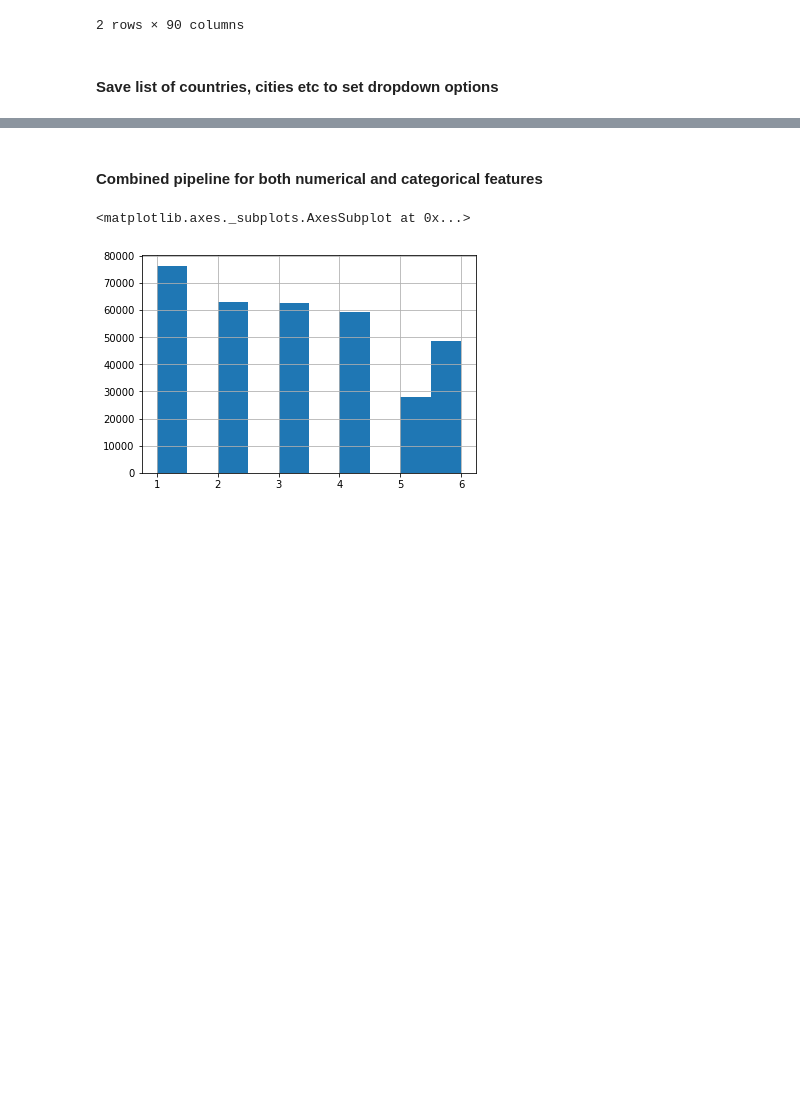
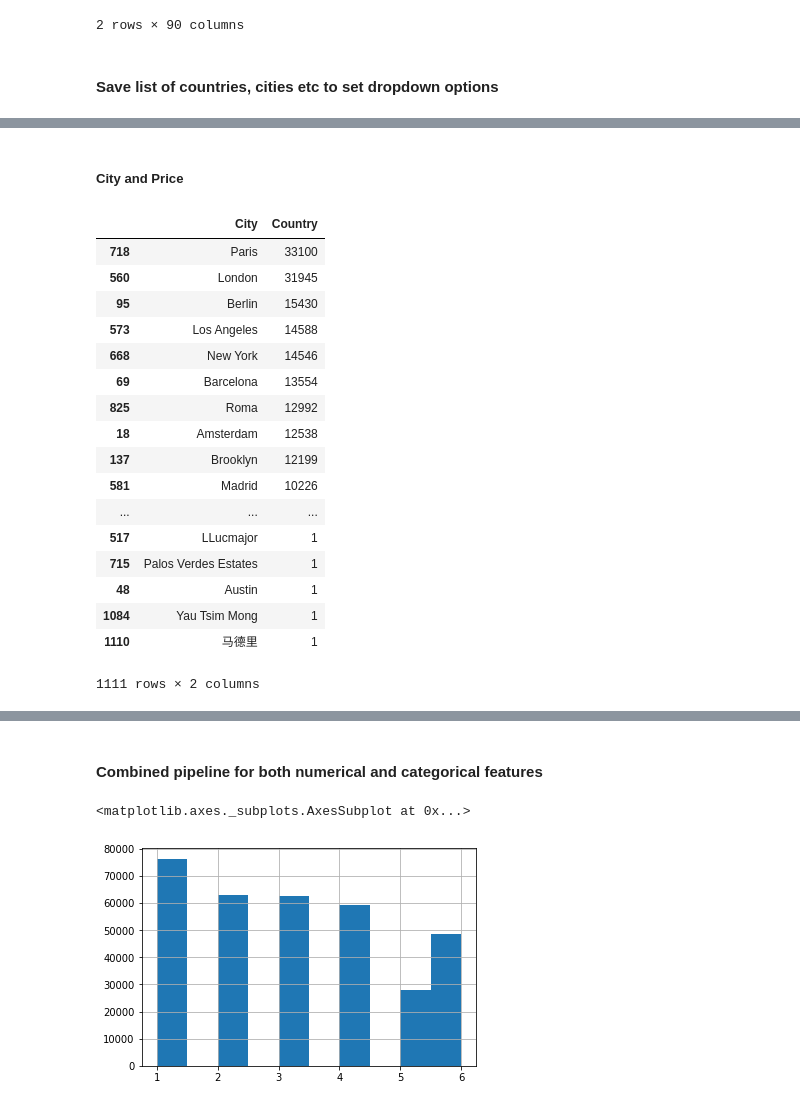
Before and after one commit to deepak-karkala/airbnb-data-science, a Jupyter notebook: notebooks/airbnb_exploratory_analysis.ipynb, the cells around one changed output, grey strips where cells are left out. Drawn from its saved outputs; the diff is of its cells as text; code cells hidden in the pictures; blank space fills up the shorter version.

```diff
--- a/notebooks/airbnb_exploratory_analysis.ipynb
+++ b/notebooks/airbnb_exploratory_analysis.ipynb
@@ -458,0 +561,23 @@ dft.to_csv("../data/list_hostresponsetime.csv", index=False)
+# %% [markdown]
+##### City and Price
+# %%
+df.groupby("City").count()["Country"].reset_index().sort_values("Country", ascending=False)
+# %% [output]
+|  | City | Country |
+| 718 | Paris | 33100 |
+| 560 | London | 31945 |
+| 95 | Berlin | 15430 |
+| 573 | Los Angeles | 14588 |
+| 668 | New York | 14546 |
+| 69 | Barcelona | 13554 |
+| 825 | Roma | 12992 |
+| 18 | Amsterdam | 12538 |
+| 137 | Brooklyn | 12199 |
+| 581 | Madrid | 10226 |
+| ... | ... | ... |
+| 517 | LLucmajor | 1 |
+| 715 | Palos Verdes Estates | 1 |
+| 48 | Austin | 1 |
+| 1084 | Yau Tsim Mong | 1 |
+| 1110 | 马德里 | 1 |
+1111 rows × 2 columns
```
Also changed, not shown: parts of 15 cells of this notebook, 1 other file.
